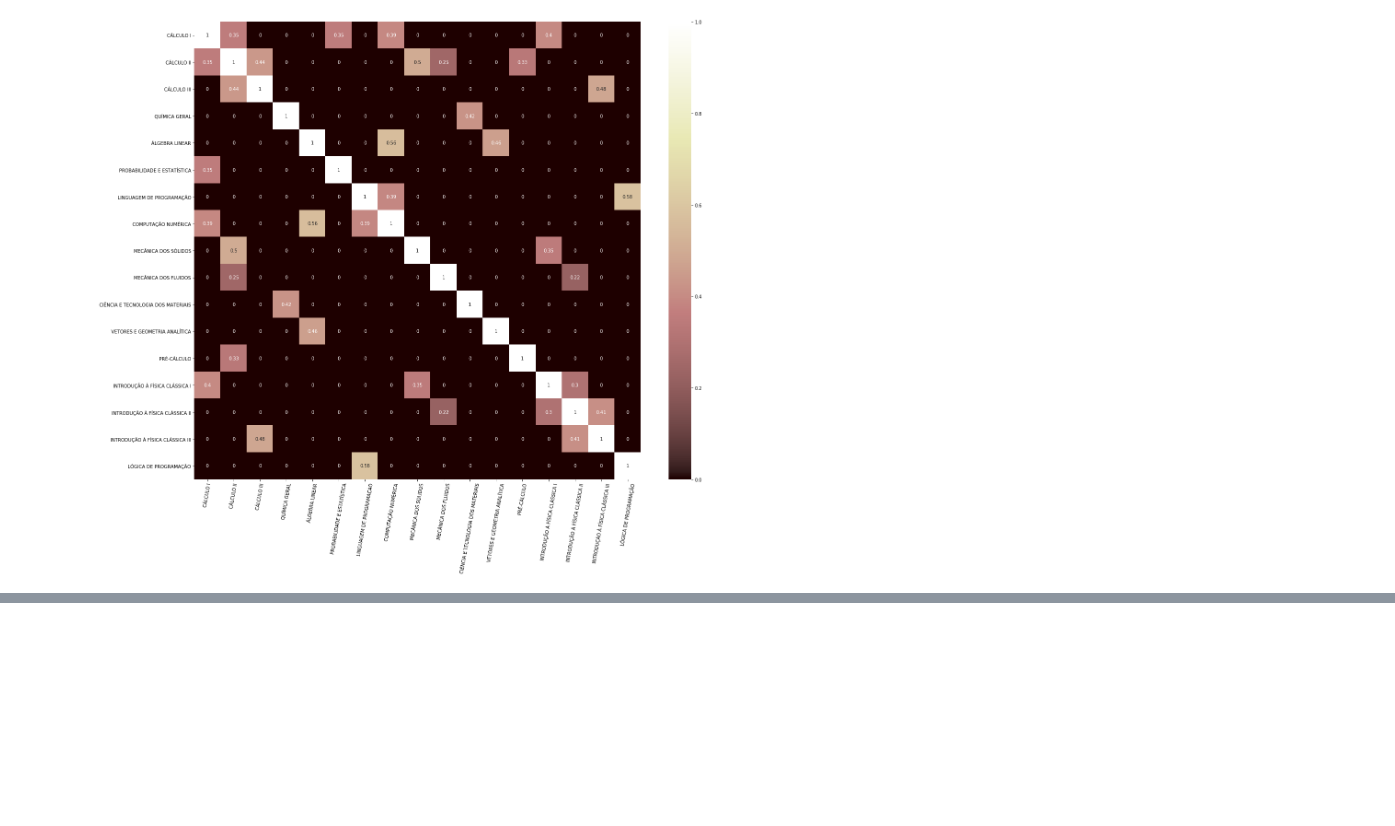
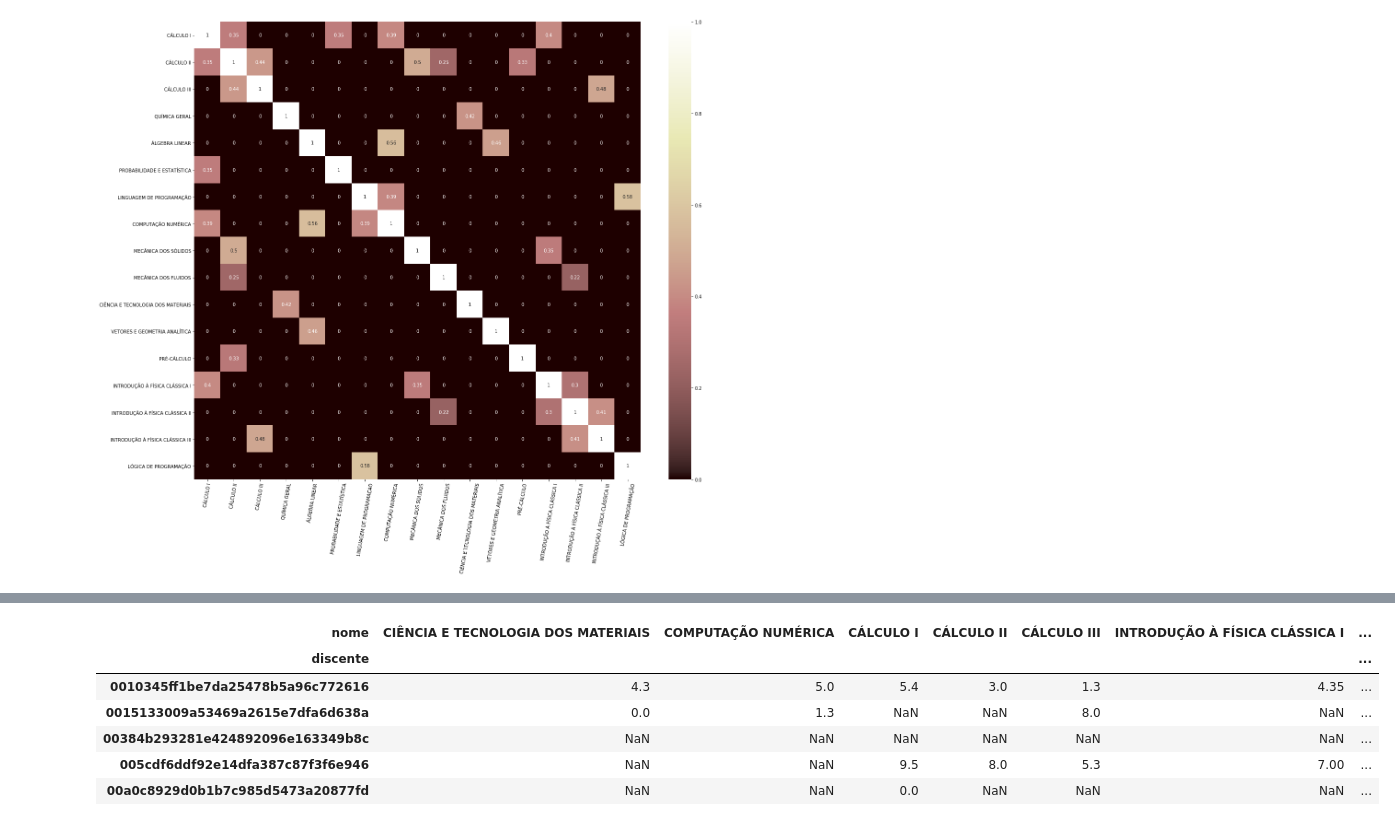
Before and after one commit to AndressaStefany/UFRN-data-analysis, a Jupyter notebook: correlacao.ipynb, the cells around one changed output, grey strips where cells are left out. Cells and saved outputs as stored; diff of their text form; code cells hidden in the pictures; blank space fills up the shorter version.

```diff
--- a/correlacao.ipynb
+++ b/correlacao.ipynb
@@ -597,0 +622,11 @@ sns_plot.get_figure().savefig('corr_mec.png')
+# %%
+testeCross = pd.crosstab(df_auxTurmas.discente, df_auxTurmas.nome, df_auxTurmas.media_final,aggfunc=np.mean)
+testeCross.head()
+# %% [output]
+| nome | CIÊNCIA E TECNOLOGIA DOS MATERIAIS | COMPUTAÇÃO NUMÉRICA | CÁLCULO I | CÁLCULO II | CÁLCULO III | INTRODUÇÃO À FÍSICA CLÁSSICA I | ... |
+| discente |  |  |  |  |  |  | ... |
+| 0010345ff1be7da25478b5a96c772616 | 4.3 | 5.0 | 5.4 | 3.0 | 1.3 | 4.35 | ... |
+| 0015133009a53469a2615e7dfa6d638a | 0.0 | 1.3 | NaN | NaN | 8.0 | NaN | ... |
+| 00384b293281e424892096e163349b8c | NaN | NaN | NaN | NaN | NaN | NaN | ... |
+| 005cdf6ddf92e14dfa387c87f3f6e946 | NaN | NaN | 9.5 | 8.0 | 5.3 | 7.00 | ... |
+| 00a0c8929d0b1b7c985d5473a20877fd | NaN | NaN | 0.0 | NaN | NaN | NaN | ... |
```
Also changed, not shown: parts of 11 cells of this notebook.
